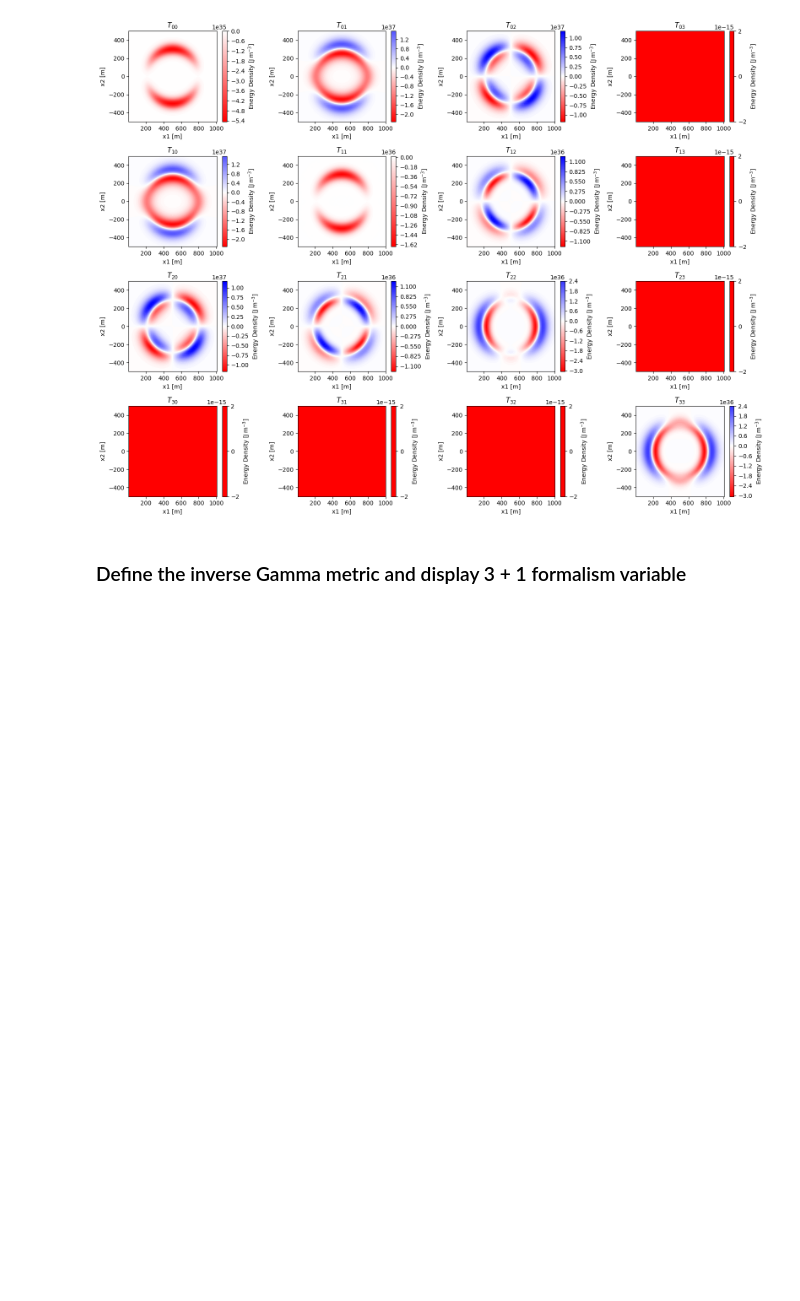
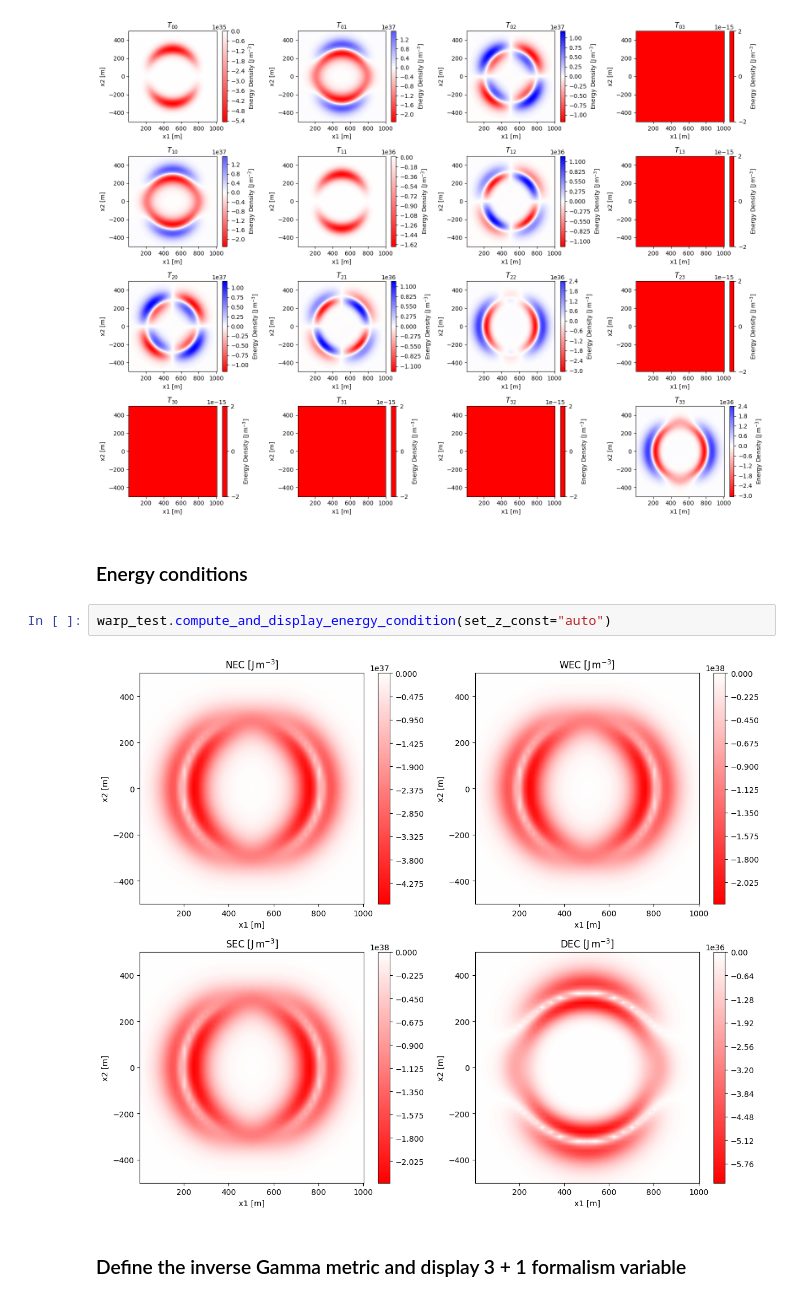
Before and after one commit to nmonnet/Warp-Factory-for-Python, a Jupyter notebook: numerical_warp_drive.ipynb, the cells around one changed output. Saved outputs shown, nothing was run; the diff lists cells and outputs as text; blank space fills up the shorter version.

```diff
--- a/numerical_warp_drive.ipynb
+++ b/numerical_warp_drive.ipynb
@@ -788,6 +1103,12 @@ warp_test.display_energy_momentum_tensor_for_distant_oberver(set_z_const="auto")
 warp_test.display_energy_momentum_tensor_for_local_oberver(set_z_const="auto")
 # %% [output]
 [figure]
+# %% [markdown]
+### Energy conditions
+# %%
+warp_test.compute_and_display_energy_condition(set_z_const="auto")
+# %% [output]
+[figure, added]
 # %% [markdown]
 ### Define the inverse Gamma metric and display 3 + 1 formalism variable
 # %%
```
Also changed, not shown: parts of 19 cells of this notebook.
